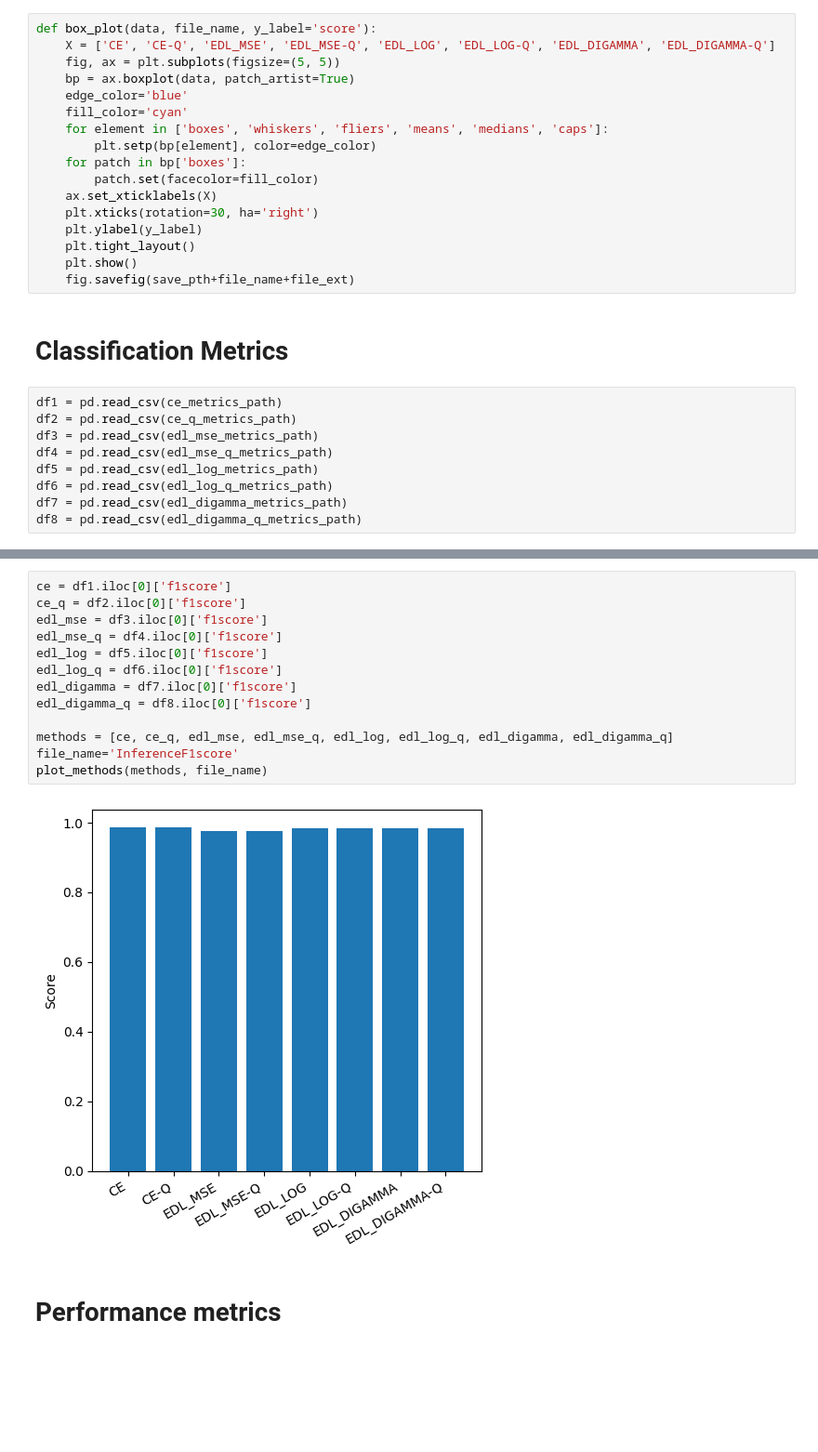
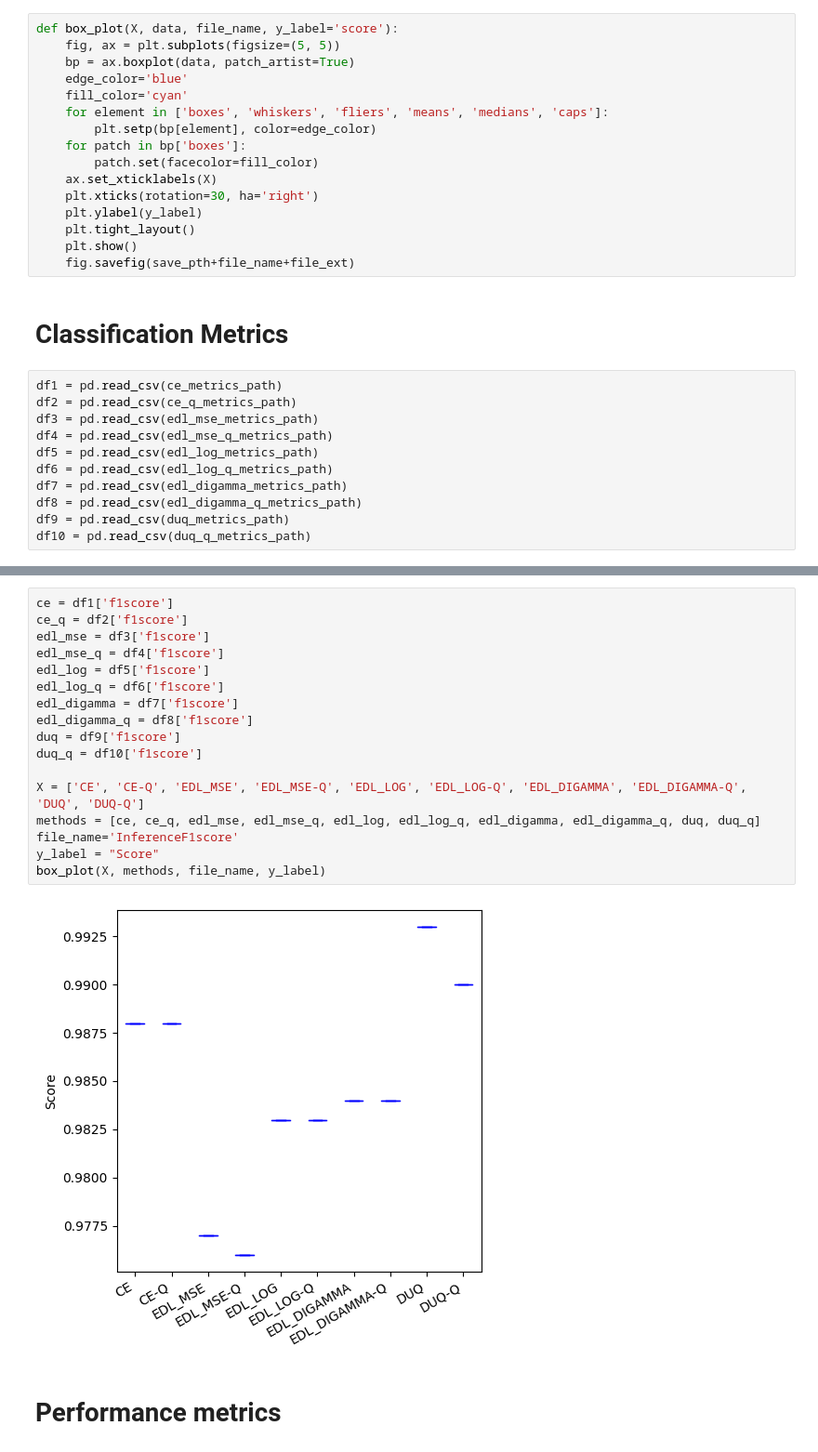
Before and after one commit to RnDProjectsDeebul/MohanRajRnD, a Jupyter notebook: pipeline/Metrics2- MNIST.ipynb, the cells around one changed output, grey strips where cells are left out. Shown: that part at 93% size. Drawn from its saved outputs; the diff is of its cells as text; blank space fills up the shorter version.

```diff
--- a/pipeline/Metrics2- MNIST.ipynb
+++ b/pipeline/Metrics2- MNIST.ipynb
@@ -158,8 +174,7 @@ def plot_methods(methods, file_name):
     plt.show()
     fig.savefig(save_pth+file_name+file_ext)
 # %%
-def box_plot(data, file_name, y_label='score'):
-    X = ['CE', 'CE-Q', 'EDL_MSE', 'EDL_MSE-Q', 'EDL_LOG', 'EDL_LOG-Q', 'EDL_DIGAMMA', 'EDL_DIGAMMA-Q']
+def box_plot(X, data, file_name, y_label='score'):
     fig, ax = plt.subplots(figsize=(5, 5))
     bp = ax.boxplot(data, patch_artist=True)
     edge_color='blue'
@@ -185,3 +200,5 @@ df5 = pd.read_csv(edl_log_metrics_path)
 df6 = pd.read_csv(edl_log_q_metrics_path)
 df7 = pd.read_csv(edl_digamma_metrics_path)
 df8 = pd.read_csv(edl_digamma_q_metrics_path)
+df9 = pd.read_csv(duq_metrics_path)
+df10 = pd.read_csv(duq_q_metrics_path)
@@ -247,18 +262,22 @@ plot_methods(methods, file_name)
 # %%
-ce = df1.iloc[0]['f1score']
-ce_q = df2.iloc[0]['f1score']
-edl_mse = df3.iloc[0]['f1score']
-edl_mse_q = df4.iloc[0]['f1score']
-edl_log = df5.iloc[0]['f1score']
-edl_log_q = df6.iloc[0]['f1score']
-edl_digamma = df7.iloc[0]['f1score']
-edl_digamma_q = df8.iloc[0]['f1score']
+ce = df1['f1score']
+ce_q = df2['f1score']
+edl_mse = df3['f1score']
+edl_mse_q = df4['f1score']
+edl_log = df5['f1score']
+edl_log_q = df6['f1score']
+edl_digamma = df7['f1score']
+edl_digamma_q = df8['f1score']
+duq = df9['f1score']
+duq_q = df10['f1score']
 
-methods = [ce, ce_q, edl_mse, edl_mse_q, edl_log, edl_log_q, edl_digamma, edl_digamma_q]
+X = ['CE', 'CE-Q', 'EDL_MSE', 'EDL_MSE-Q', 'EDL_LOG', 'EDL_LOG-Q', 'EDL_DIGAMMA', 'EDL_DIGAMMA-Q', 'DUQ', 'DUQ-Q']
+methods = [ce, ce_q, edl_mse, edl_mse_q, edl_log, edl_log_q, edl_digamma, edl_digamma_q, duq, duq_q]
 file_name='InferenceF1score'
-plot_methods(methods, file_name)
+y_label = "Score"
+box_plot(X, methods, file_name, y_label)
 # %% [output]
-[figure, old version]
+[figure, new version]
 # %% [markdown]
 # Performance metrics
 # %%
```
Also changed, not shown: parts of 18 cells of this notebook, 40 other files.
